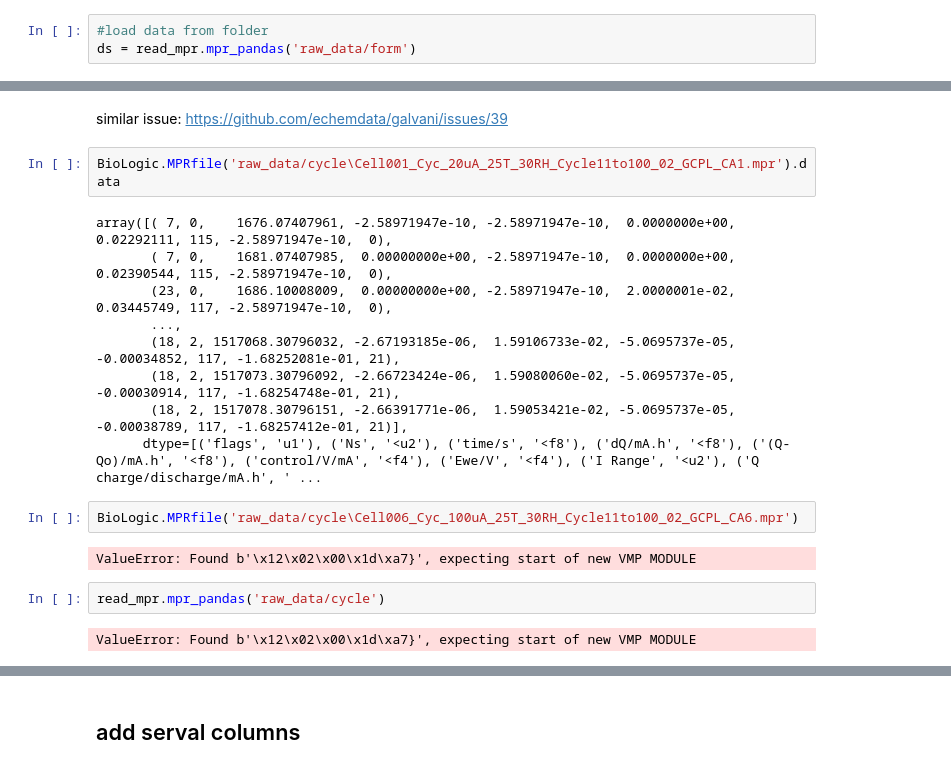
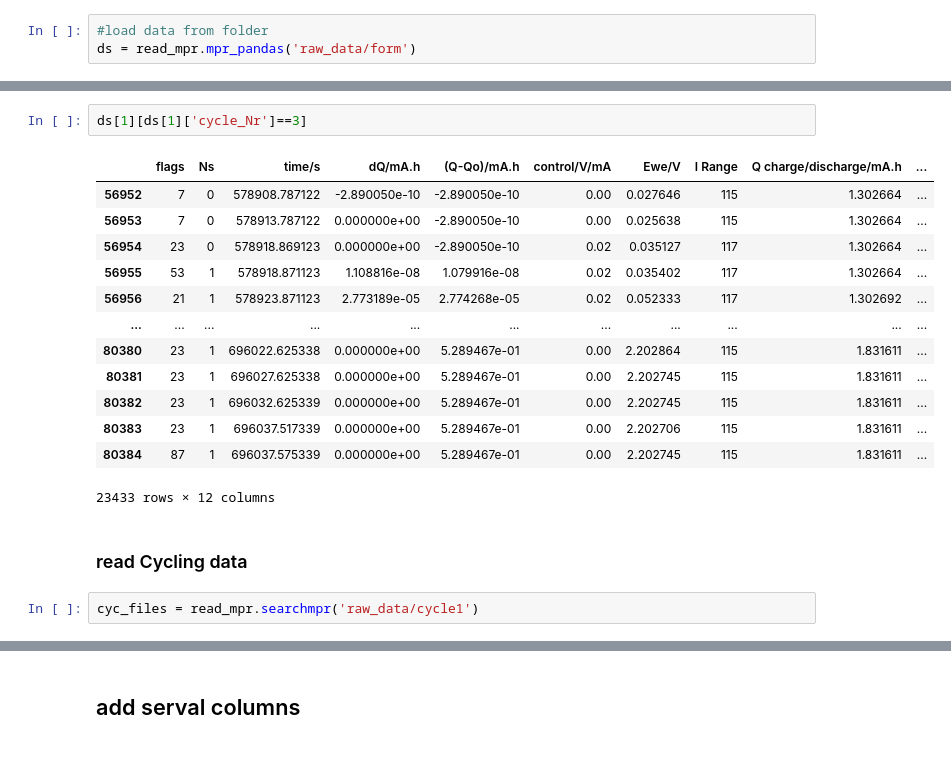
Before and after one commit to Yue-Yao/EIS, a Jupyter notebook: Dataset_EIS.ipynb, the cells around one changed output, grey strips where cells are left out. Drawn from its saved outputs; the diff is of its cells as text.

```diff
--- a/Dataset_EIS.ipynb
+++ b/Dataset_EIS.ipynb
@@ -79,21 +34,20 @@ files: raw_data/cycle\Cell008_Cyc_200uA_25T_30RH_Cycle11to100_02_GCPL_CA8.mpr is
-# %% [markdown]
-similar issue: https://github.com/echemdata/galvani/issues/39
-# %%
-BioLogic.MPRfile('raw_data/cycle\Cell001_Cyc_20uA_25T_30RH_Cycle11to100_02_GCPL_CA1.mpr').data
-# %% [output]
-array([( 7, 0,    1676.07407961, -2.58971947e-10, -2.58971947e-10,  0.0000000e+00,  0.02292111, 115, -2.58971947e-10,  0),
-       ( 7, 0,    1681.07407985,  0.00000000e+00, -2.58971947e-10,  0.0000000e+00,  0.02390544, 115, -2.58971947e-10,  0),
-       (23, 0,    1686.10008009,  0.00000000e+00, -2.58971947e-10,  2.0000001e-02,  0.03445749, 117, -2.58971947e-10,  0),
-       ...,
-       (18, 2, 1517068.30796032, -2.67193185e-06,  1.59106733e-02, -5.0695737e-05, -0.00034852, 117, -1.68252081e-01, 21),
-       (18, 2, 1517073.30796092, -2.66723424e-06,  1.59080060e-02, -5.0695737e-05, -0.00030914, 117, -1.68254748e-01, 21),
-       (18, 2, 1517078.30796151, -2.66391771e-06,  1.59053421e-02, -5.0695737e-05, -0.00038789, 117, -1.68257412e-01, 21)],
-      dtype=[('flags', 'u1'), ('Ns', '<u2'), ('time/s', '<f8'), ('dQ/mA.h', '<f8'), ('(Q-Qo)/mA.h', '<f8'), ('control/V/mA', '<f4'), ('Ewe/V', '<f4'), ('I Range', '<u2'), ('Q charge/discharge/mA.h', ' ...
-# %%
-BioLogic.MPRfile('raw_data/cycle\Cell006_Cyc_100uA_25T_30RH_Cycle11to100_02_GCPL_CA6.mpr')
-# %% [output]
-ValueError: Found b'\x12\x02\x00\x1d\xa7}', expecting start of new VMP MODULE
-# %%
-read_mpr.mpr_pandas('raw_data/cycle')
-# %% [output]
-ValueError: Found b'\x12\x02\x00\x1d\xa7}', expecting start of new VMP MODULE
+# %%
+ds[1][ds[1]['cycle_Nr']==3]
+# %% [output]
+|  | flags | Ns | time/s | dQ/mA.h | (Q-Qo)/mA.h | control/V/mA | Ewe/V | I Range | Q charge/discharge/mA.h | ... |
+| 56952 | 7 | 0 | 578908.787122 | -2.890050e-10 | -2.890050e-10 | 0.00 | 0.027646 | 115 | 1.302664 | ... |
+| 56953 | 7 | 0 | 578913.787122 | 0.000000e+00 | -2.890050e-10 | 0.00 | 0.025638 | 115 | 1.302664 | ... |
+| 56954 | 23 | 0 | 578918.869123 | 0.000000e+00 | -2.890050e-10 | 0.02 | 0.035127 | 117 | 1.302664 | ... |
+| 56955 | 53 | 1 | 578918.871123 | 1.108816e-08 | 1.079916e-08 | 0.02 | 0.035402 | 117 | 1.302664 | ... |
+| 56956 | 21 | 1 | 578923.871123 | 2.773189e-05 | 2.774268e-05 | 0.02 | 0.052333 | 117 | 1.302692 | ... |
+| ... | ... | ... | ... | ... | ... | ... | ... | ... | ... | ... |
+| 80380 | 23 | 1 | 696022.625338 | 0.000000e+00 | 5.289467e-01 | 0.00 | 2.202864 | 115 | 1.831611 | ... |
+| 80381 | 23 | 1 | 696027.625338 | 0.000000e+00 | 5.289467e-01 | 0.00 | 2.202745 | 115 | 1.831611 | ... |
+| 80382 | 23 | 1 | 696032.625339 | 0.000000e+00 | 5.289467e-01 | 0.00 | 2.202745 | 115 | 1.831611 | ... |
+| 80383 | 23 | 1 | 696037.517339 | 0.000000e+00 | 5.289467e-01 | 0.00 | 2.202706 | 115 | 1.831611 | ... |
+| 80384 | 87 | 1 | 696037.575339 | 0.000000e+00 | 5.289467e-01 | 0.00 | 2.202745 | 115 | 1.831611 | ... |
+23433 rows × 12 columns
+# %% [markdown]
+### read Cycling data
+# %%
+cyc_files = read_mpr.searchmpr('raw_data/cycle1')
```
Also changed, not shown: parts of 24 cells of this notebook.
